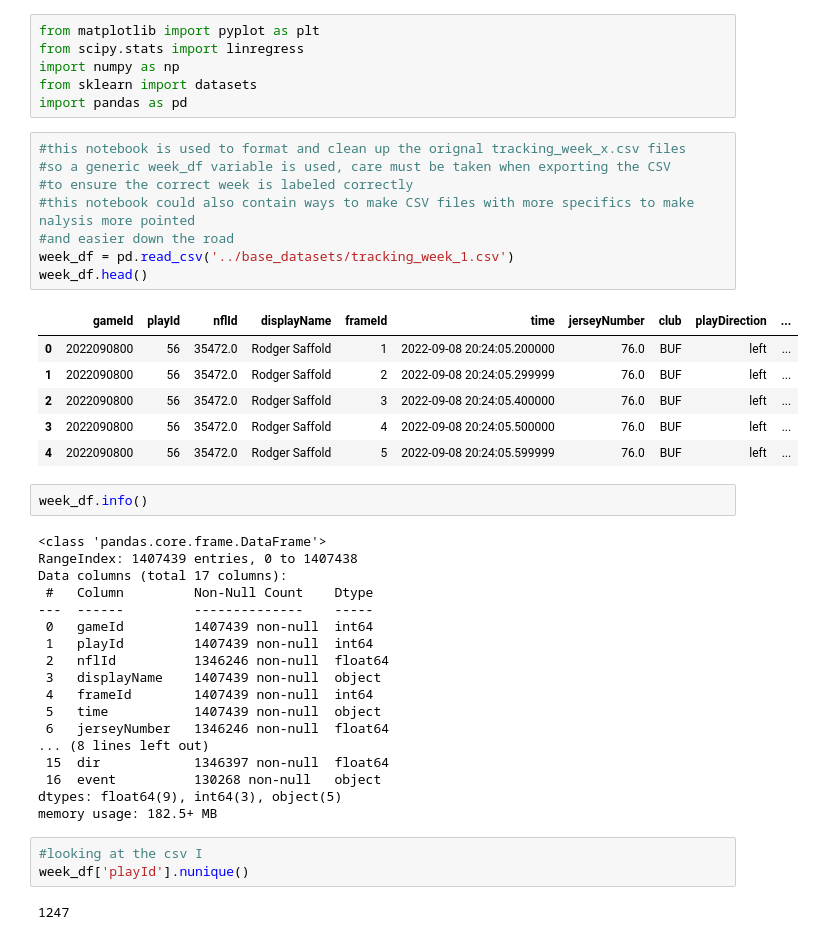
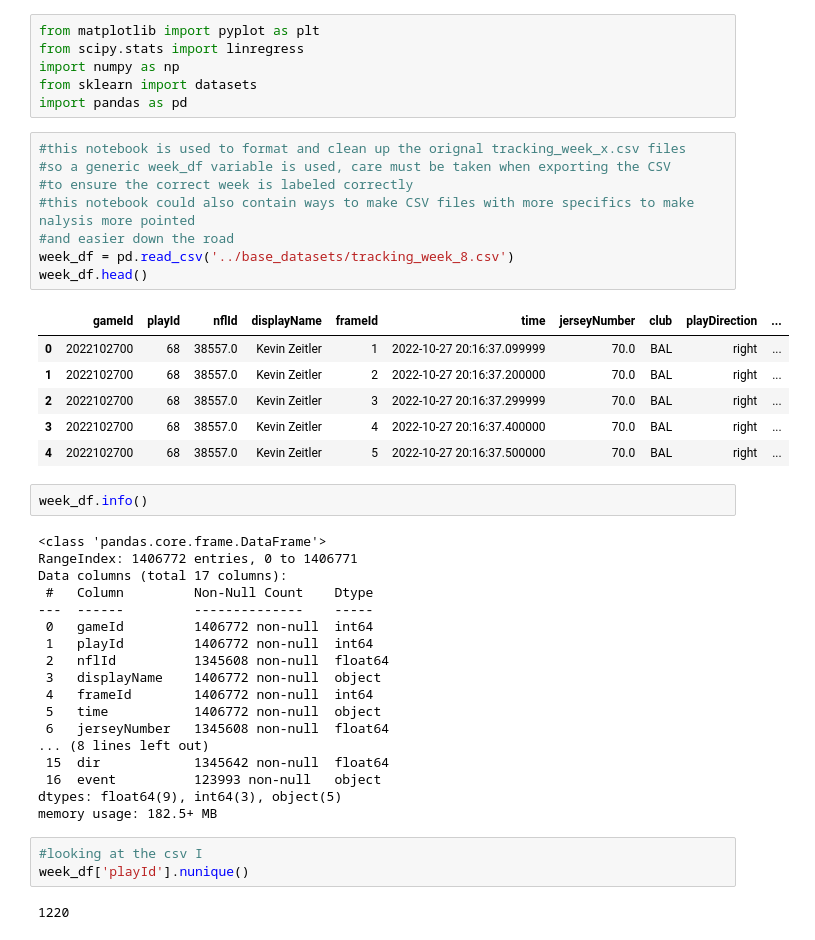
Before and after one commit to SecondHandSushi/NFL_explore_2022, a Jupyter notebook: Exploratory/tracking_week_8_explore.ipynb, the cells around one changed output. Saved outputs shown, nothing was run; the diff lists cells and outputs as text.

```diff
--- a/Exploratory/tracking_week_8_explore.ipynb
+++ b/Exploratory/tracking_week_8_explore.ipynb
@@ -7,43 +7,43 @@ import pandas as pd
 # %%
 #this notebook is used to format and clean up the orignal tracking_week_x.csv files
 #so a generic week_df variable is used, care must be taken when exporting the CSV
 #to ensure the correct week is labeled correctly
 #this notebook could also contain ways to make CSV files with more specifics to make nalysis more pointed
 #and easier down the road
-week_df = pd.read_csv('../base_datasets/tracking_week_1.csv')
+week_df = pd.read_csv('../base_datasets/tracking_week_8.csv')
 week_df.head()
 # %% [output]
 |  | gameId | playId | nflId | displayName | frameId | time | jerseyNumber | club | playDirection | ... |
-| 0 | 2022090800 | 56 | 35472.0 | Rodger Saffold | 1 | 2022-09-08 20:24:05.200000 | 76.0 | BUF | left | ... |
-| 1 | 2022090800 | 56 | 35472.0 | Rodger Saffold | 2 | 2022-09-08 20:24:05.299999 | 76.0 | BUF | left | ... |
-| 2 | 2022090800 | 56 | 35472.0 | Rodger Saffold | 3 | 2022-09-08 20:24:05.400000 | 76.0 | BUF | left | ... |
-| 3 | 2022090800 | 56 | 35472.0 | Rodger Saffold | 4 | 2022-09-08 20:24:05.500000 | 76.0 | BUF | left | ... |
-| 4 | 2022090800 | 56 | 35472.0 | Rodger Saffold | 5 | 2022-09-08 20:24:05.599999 | 76.0 | BUF | left | ... |
+| 0 | 2022102700 | 68 | 38557.0 | Kevin Zeitler | 1 | 2022-10-27 20:16:37.099999 | 70.0 | BAL | right | ... |
+| 1 | 2022102700 | 68 | 38557.0 | Kevin Zeitler | 2 | 2022-10-27 20:16:37.200000 | 70.0 | BAL | right | ... |
+| 2 | 2022102700 | 68 | 38557.0 | Kevin Zeitler | 3 | 2022-10-27 20:16:37.299999 | 70.0 | BAL | right | ... |
+| 3 | 2022102700 | 68 | 38557.0 | Kevin Zeitler | 4 | 2022-10-27 20:16:37.400000 | 70.0 | BAL | right | ... |
+| 4 | 2022102700 | 68 | 38557.0 | Kevin Zeitler | 5 | 2022-10-27 20:16:37.500000 | 70.0 | BAL | right | ... |
 # %%
 week_df.info()
 # %% [output]
 <class 'pandas.core.frame.DataFrame'>
-RangeIndex: 1407439 entries, 0 to 1407438
+RangeIndex: 1406772 entries, 0 to 1406771
 Data columns (total 17 columns):
  #   Column         Non-Null Count    Dtype
 ---  ------         --------------    -----
- 0   gameId         1407439 non-null  int64
- 1   playId         1407439 non-null  int64
- 2   nflId          1346246 non-null  float64
- 3   displayName    1407439 non-null  object
- 4   frameId        1407439 non-null  int64
- 5   time           1407439 non-null  object
- 6   jerseyNumber   1346246 non-null  float64
+ 0   gameId         1406772 non-null  int64
+ 1   playId         1406772 non-null  int64
+ 2   nflId          1345608 non-null  float64
+ 3   displayName    1406772 non-null  object
+ 4   frameId        1406772 non-null  int64
+ 5   time           1406772 non-null  object
+ 6   jerseyNumber   1345608 non-null  float64
 ... (8 lines left out)
- 15  dir            1346397 non-null  float64
- 16  event          130268 non-null   object
+ 15  dir            1345642 non-null  float64
+ 16  event          123993 non-null   object
 dtypes: float64(9), int64(3), object(5)
 memory usage: 182.5+ MB
 # %%
 #looking at the csv I
 week_df['playId'].nunique()
 # %% [output]
-1247
+1220
 # %%
 #jerseyNumber and nflId do not nead to be floats
 #however, doing an .astype() conversion threw up a bunch of errors related to NaN values
```
Also changed, not shown: parts of 7 cells of this notebook, 2 other files.
